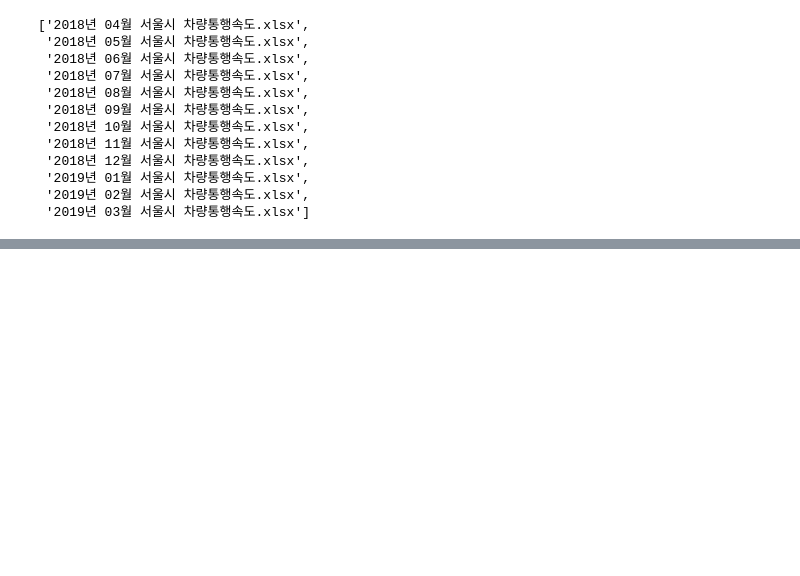
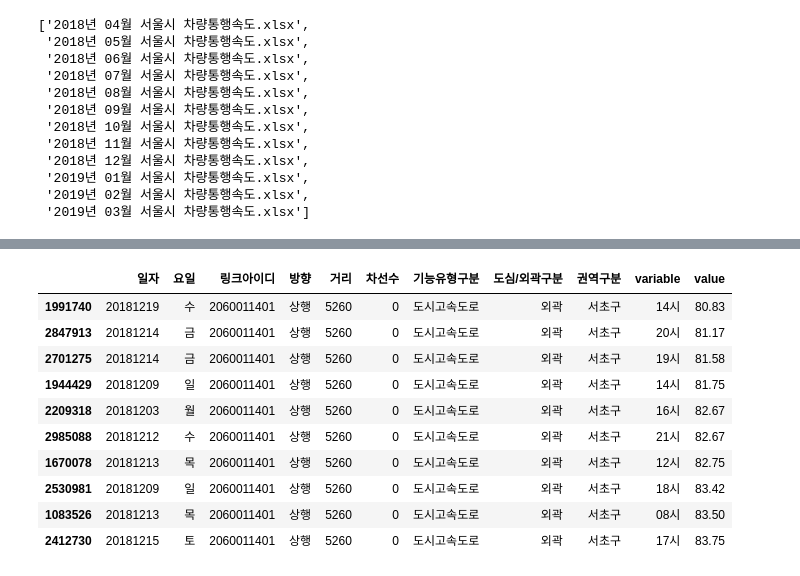
Before and after one commit to miniii222/Datamining_project, a Jupyter notebook: traffic/Preprocessing.ipynb, the cells around one changed output, grey strips where cells are left out. Drawn from its saved outputs; the diff is of its cells as text; code cells hidden in the pictures; blank space fills up the shorter version.

```diff
--- a/traffic/Preprocessing.ipynb
+++ b/traffic/Preprocessing.ipynb
@@ -75,0 +127,14 @@ print('R squared : {0:.3f}'.format(r2_score(y_test, y_preds)))
+# %%
+car_drop_na.loc[car_drop_na['링크아이디']==2060011401].sort_values(by='value').head(10)
+# %% [output]
+|  | 일자 | 요일 | 링크아이디 | 방향 | 거리 | 차선수 | 기능유형구분 | 도심/외곽구분 | 권역구분 | variable | value |
+| 1991740 | 20181219 | 수 | 2060011401 | 상행 | 5260 | 0 | 도시고속도로 | 외곽 | 서초구 | 14시 | 80.83 |
+| 2847913 | 20181214 | 금 | 2060011401 | 상행 | 5260 | 0 | 도시고속도로 | 외곽 | 서초구 | 20시 | 81.17 |
+| 2701275 | 20181214 | 금 | 2060011401 | 상행 | 5260 | 0 | 도시고속도로 | 외곽 | 서초구 | 19시 | 81.58 |
+| 1944429 | 20181209 | 일 | 2060011401 | 상행 | 5260 | 0 | 도시고속도로 | 외곽 | 서초구 | 14시 | 81.75 |
+| 2209318 | 20181203 | 월 | 2060011401 | 상행 | 5260 | 0 | 도시고속도로 | 외곽 | 서초구 | 16시 | 82.67 |
+| 2985088 | 20181212 | 수 | 2060011401 | 상행 | 5260 | 0 | 도시고속도로 | 외곽 | 서초구 | 21시 | 82.67 |
+| 1670078 | 20181213 | 목 | 2060011401 | 상행 | 5260 | 0 | 도시고속도로 | 외곽 | 서초구 | 12시 | 82.75 |
+| 2530981 | 20181209 | 일 | 2060011401 | 상행 | 5260 | 0 | 도시고속도로 | 외곽 | 서초구 | 18시 | 83.42 |
+| 1083526 | 20181213 | 목 | 2060011401 | 상행 | 5260 | 0 | 도시고속도로 | 외곽 | 서초구 | 08시 | 83.50 |
+| 2412730 | 20181215 | 토 | 2060011401 | 상행 | 5260 | 0 | 도시고속도로 | 외곽 | 서초구 | 17시 | 83.75 |
```
Also changed, not shown: parts of 15 cells of this notebook.
